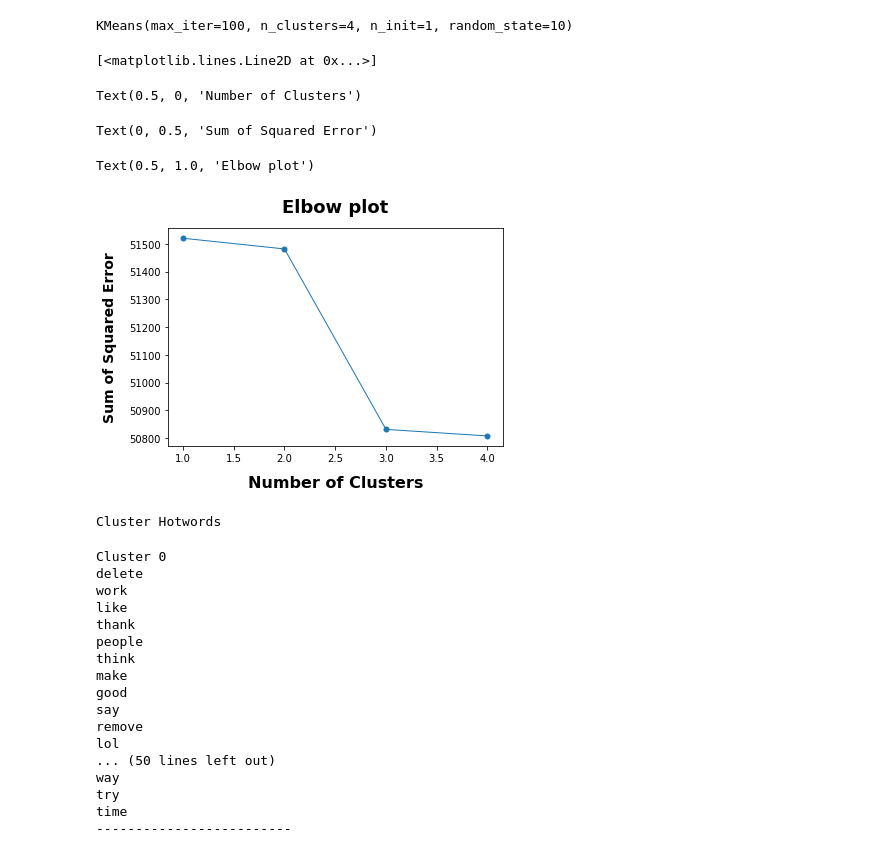
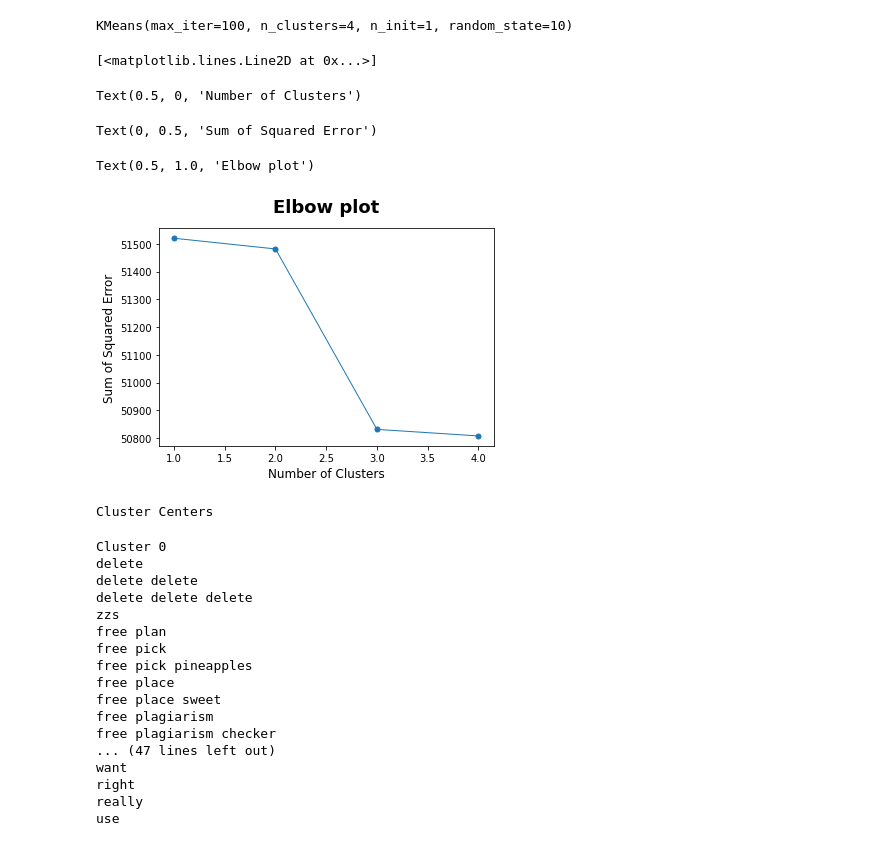
Before and after one commit to ewang97/ChatGPT-Reddit-Comment-Analysis, a Jupyter notebook: visualization.ipynb, the cells around one changed output. Cells and saved outputs as stored; diff of their text form; code cells hidden in the pictures.

```diff
--- a/visualization.ipynb
+++ b/visualization.ipynb
@@ -152,45 +156,47 @@ KMeans(max_iter=100, n_clusters=2, n_init=1, random_state=10)
 KMeans(max_iter=100, n_clusters=3, n_init=1, random_state=10)
 KMeans(max_iter=100, n_clusters=4, n_init=1, random_state=10)
 # %%
+#Visual for the Elbow method for determining optimal K value
 plt.plot(param, sse, marker = '.', markersize=10, linewidth = 1)
-plt.xlabel("Number of Clusters", fontsize=16, fontweight="semibold", labelpad=12)
-plt.ylabel("Sum of Squared Error", fontsize=14, fontweight="semibold", labelpad=12)
+plt.xlabel("Number of Clusters", fontsize=12)
+plt.ylabel("Sum of Squared Error", fontsize=12)
 plt.title("Elbow plot", fontsize=18,pad=16, fontweight="bold")
 # %% [output]
 [<matplotlib.lines.Line2D at 0x...>]
 Text(0.5, 0, 'Number of Clusters')
 Text(0, 0.5, 'Sum of Squared Error')
 Text(0.5, 1.0, 'Elbow plot')
-[figure, old version]
+[figure, new version]
 # %%
-print("Cluster Hotwords")
-hotwords = model.cluster_centers_.argsort()[:, ::-1]
+#List 20 words whose TF_IDF vector representation is closest to respective centers
+optimal_k = 3
+print("Cluster Centers")
+centers = model.cluster_centers_.argsort()[:, ::-1]
 center_words = vectorizer.get_feature_names()
 
 for i in range(optimal_k):
     print(f"Cluster {i}")
-    for j in hotwords[i, :20]:
+    for j in centers[i, :20]:
         print(f"{center_words[j]}")
-    print("-------------------------")
 # %% [output]
-Cluster Hotwords
+Cluster Centers
 Cluster 0
 delete
-work
-like
-thank
-people
-think
-make
-good
-say
-remove
-lol
-... (50 lines left out)
-way
-try
-time
--------------------------
+delete delete
+delete delete delete
+zzs
+free plan
+free pick
+free pick pineapples
+free place
+free place sweet
+free plagiarism
+free plagiarism checker
+... (47 lines left out)
+want
+right
+really
+use
 # %%
 cleaned_df['cluster'].value_counts().sort_values(ascending = False).plot(kind='bar', figsize=(10,5), width=0.2)
 
```
Also changed, not shown: parts of 8 cells of this notebook, 2 other files.
